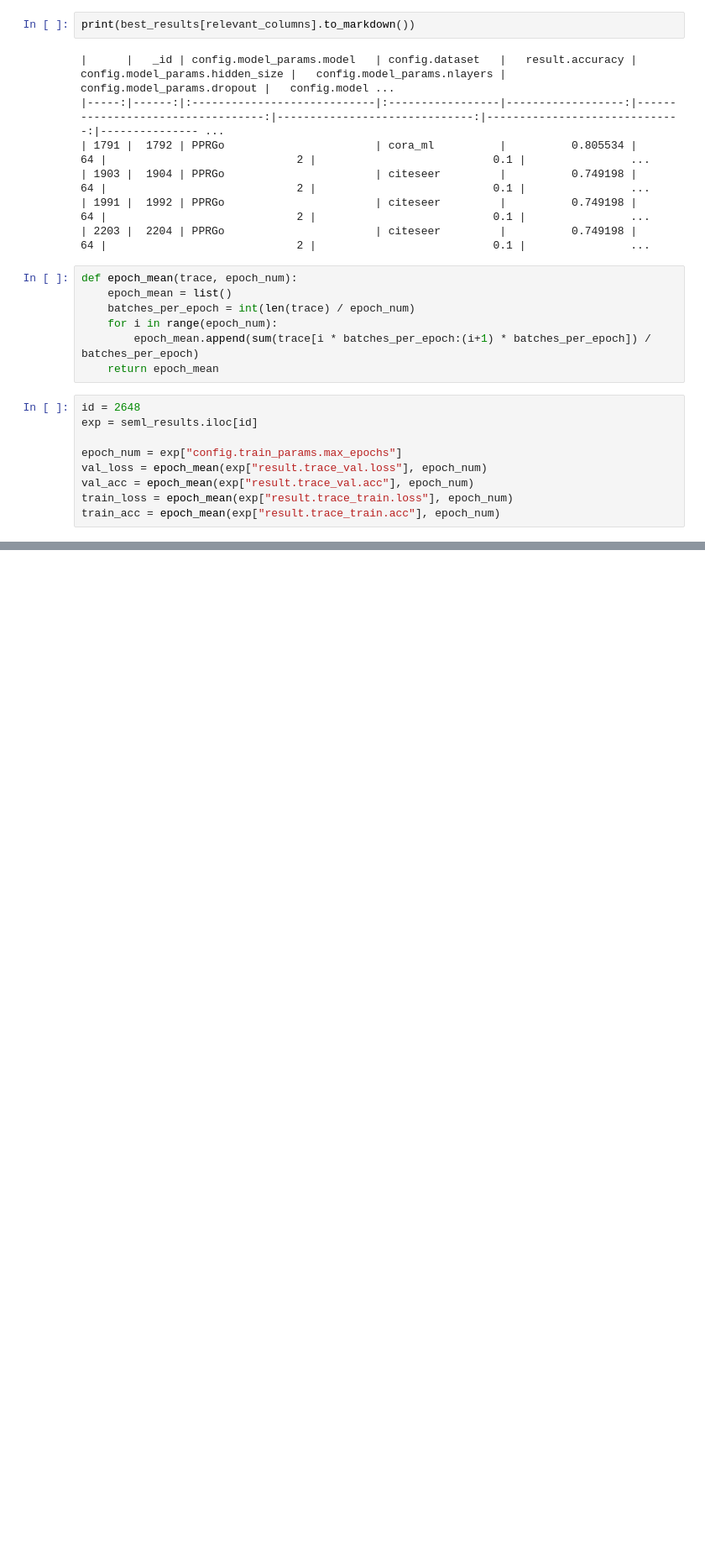
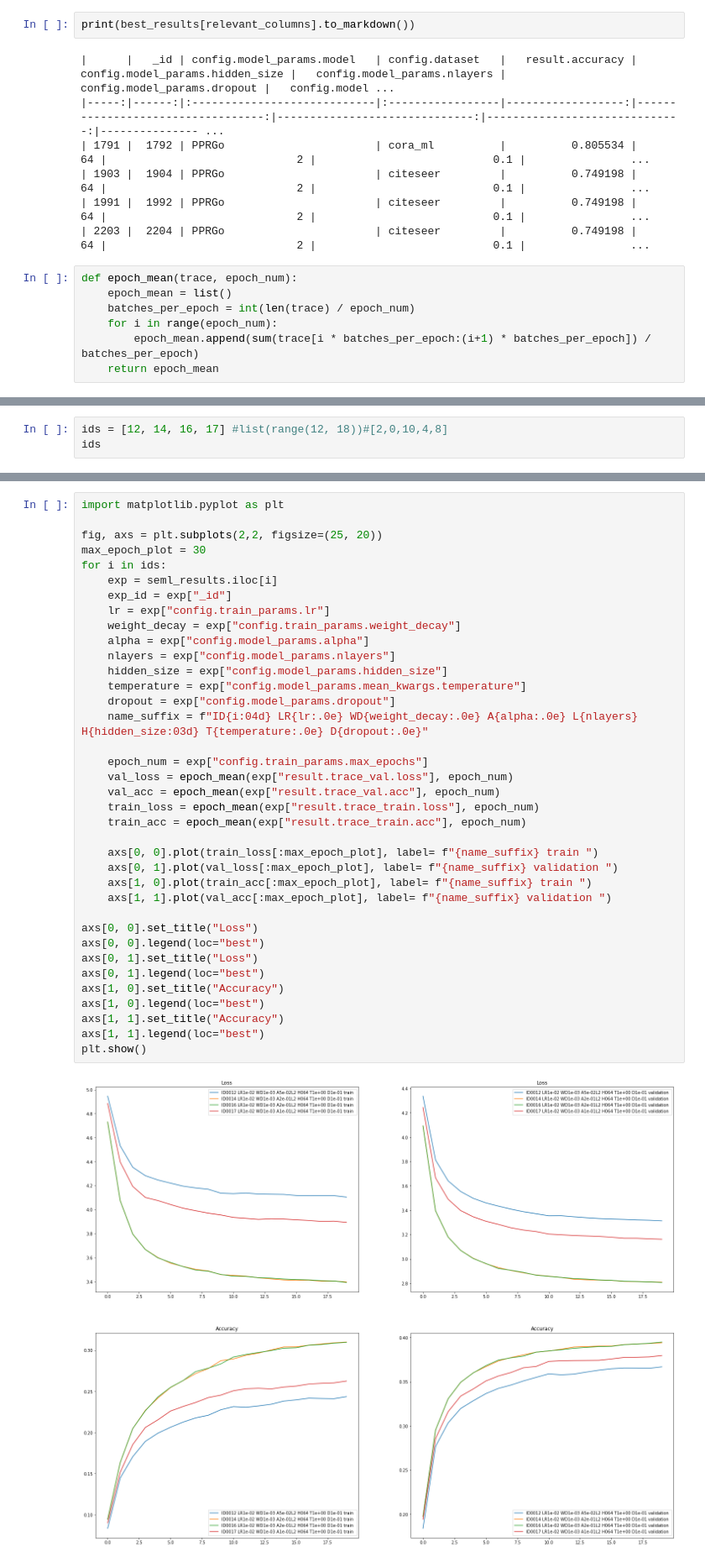
Before and after one commit to sigeisler/robustness_of_gnns_at_scale, a Jupyter notebook: evalute_seml_exp.ipynb, the cells around one changed output, grey strips where cells are left out. Shown at 84% size. Cells and saved outputs as stored; diff of their text form; blank space fills up the shorter version.

```diff
--- a/evalute_seml_exp.ipynb
+++ b/evalute_seml_exp.ipynb
@@ -179,12 +213,3 @@ def epoch_mean(trace, epoch_num):
     for i in range(epoch_num):
         epoch_mean.append(sum(trace[i * batches_per_epoch:(i+1) * batches_per_epoch]) / batches_per_epoch)
     return epoch_mean
-# %%
-id = 2648
-exp = seml_results.iloc[id]
-
-epoch_num = exp["config.train_params.max_epochs"]
-val_loss = epoch_mean(exp["result.trace_val.loss"], epoch_num)
-val_acc = epoch_mean(exp["result.trace_val.acc"], epoch_num)
-train_loss = epoch_mean(exp["result.trace_train.loss"], epoch_num)
-train_acc = epoch_mean(exp["result.trace_train.acc"], epoch_num)
@@ -206,0 +216,3 @@ plt.show()
+# %%
+ids = [12, 14, 16, 17] #list(range(12, 18))#[2,0,10,4,8]
+ids
@@ -206,0 +221,39 @@ plt.show()
+# %%
+import matplotlib.pyplot as plt
+
+fig, axs = plt.subplots(2,2, figsize=(25, 20))
+max_epoch_plot = 30
+for i in ids:
+    exp = seml_results.iloc[i]
+    exp_id = exp["_id"]
+    lr = exp["config.train_params.lr"]
+    weight_decay = exp["config.train_params.weight_decay"]
+    alpha = exp["config.model_params.alpha"]
+    nlayers = exp["config.model_params.nlayers"]
+    hidden_size = exp["config.model_params.hidden_size"]
+    temperature = exp["config.model_params.mean_kwargs.temperature"]
+    dropout = exp["config.model_params.dropout"]
+    name_suffix = f"ID{i:04d} LR{lr:.0e} WD{weight_decay:.0e} A{alpha:.0e} L{nlayers} H{hidden_size:03d} T{temperature:.0e} D{dropout:.0e}"
+
+    epoch_num = exp["config.train_params.max_epochs"]
+    val_loss = epoch_mean(exp["result.trace_val.loss"], epoch_num)
+    val_acc = epoch_mean(exp["result.trace_val.acc"], epoch_num)
+    train_loss = epoch_mean(exp["result.trace_train.loss"], epoch_num)
+    train_acc = epoch_mean(exp["result.trace_train.acc"], epoch_num)
+
+    axs[0, 0].plot(train_loss[:max_epoch_plot], label= f"{name_suffix} train ")
+    axs[0, 1].plot(val_loss[:max_epoch_plot], label= f"{name_suffix} validation ")
+    axs[1, 0].plot(train_acc[:max_epoch_plot], label= f"{name_suffix} train ")
+    axs[1, 1].plot(val_acc[:max_epoch_plot], label= f"{name_suffix} validation ")
+
+axs[0, 0].set_title("Loss")
+axs[0, 0].legend(loc="best")
+axs[0, 1].set_title("Loss")
+axs[0, 1].legend(loc="best")
+axs[1, 0].set_title("Accuracy")
+axs[1, 0].legend(loc="best")
+axs[1, 1].set_title("Accuracy")
+axs[1, 1].legend(loc="best")
+plt.show()
+# %% [output]
+[figure, added]
```
Also changed, not shown: parts of 16 cells of this notebook, 9 other files.
